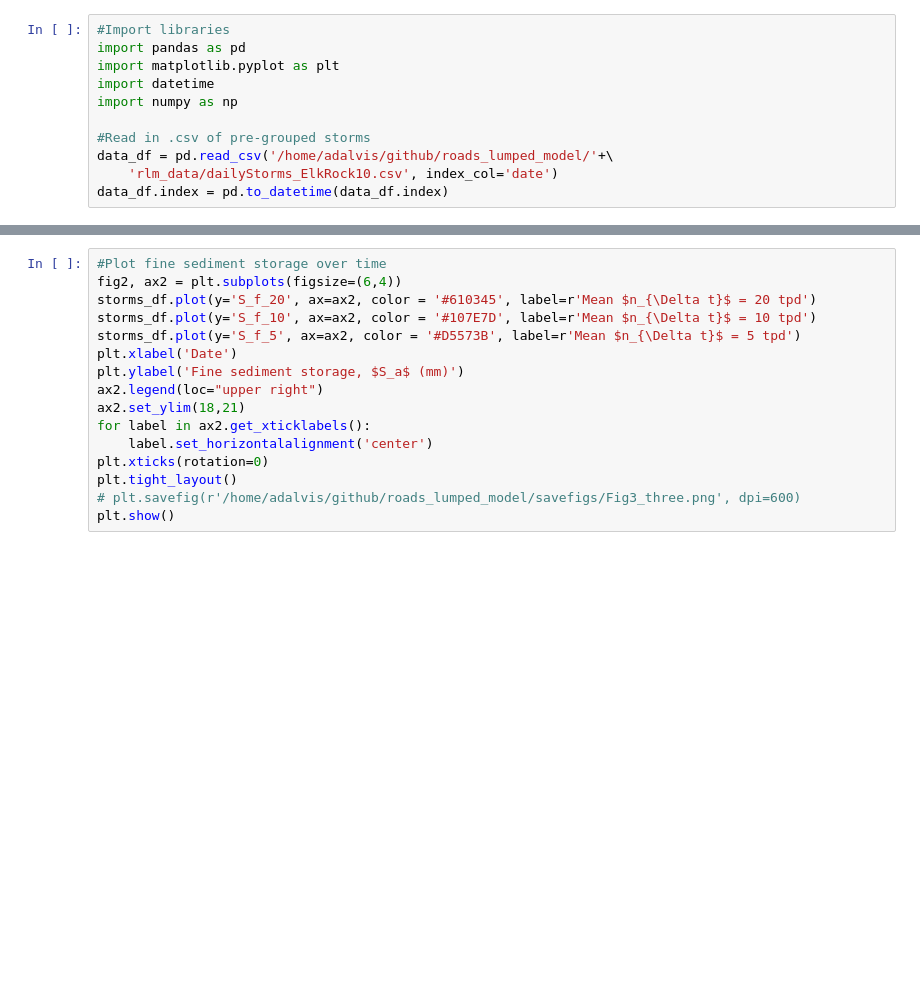
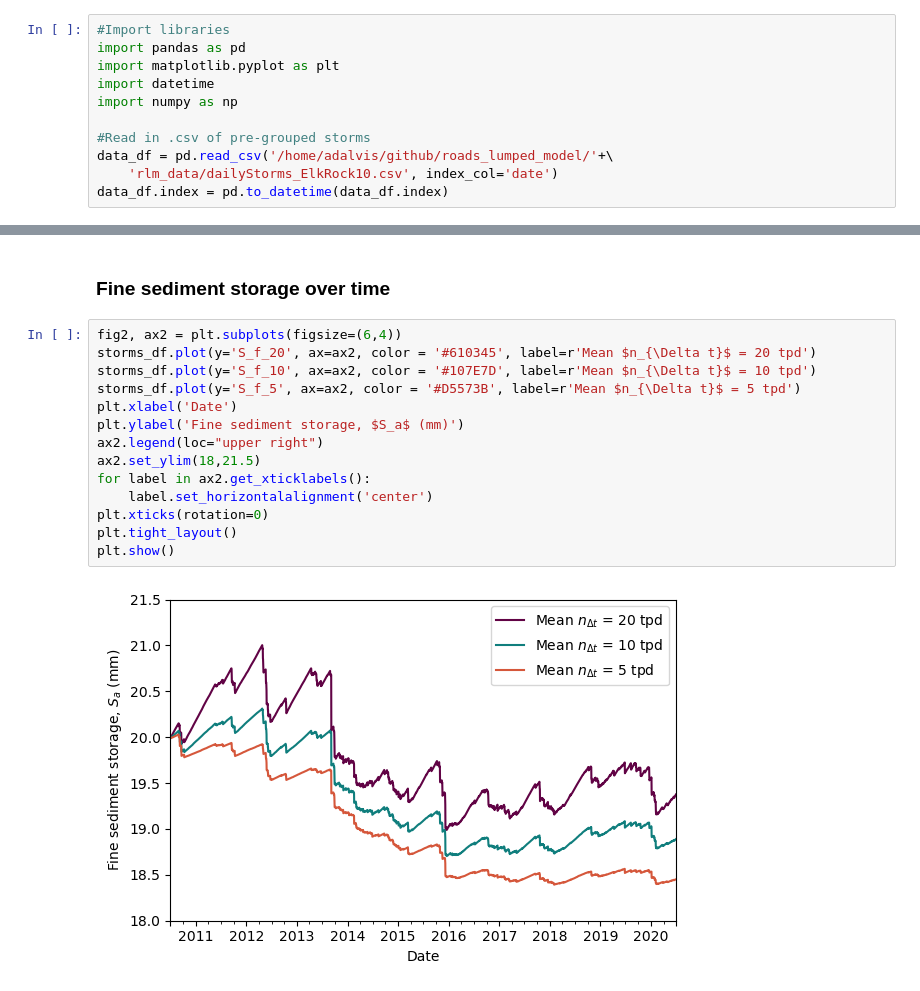
Before and after one commit to adalvis/roads_lumped_model, a Jupyter notebook: rlm_model_runs/rlm_tutorial.ipynb, the cells around one changed output, grey strips where cells are left out. Saved outputs shown, nothing was run; the diff lists cells and outputs as text; blank space fills up the shorter version.

Commit message:
Finished the lumped model tutorial

```diff
--- a/rlm_model_runs/rlm_tutorial.ipynb
+++ b/rlm_model_runs/rlm_tutorial.ipynb
@@ -422,16 +466,18 @@ plt.show()
+# %% [markdown]
+### Fine sediment storage over time
 # %%
-#Plot fine sediment storage over time
 fig2, ax2 = plt.subplots(figsize=(6,4))
 storms_df.plot(y='S_f_20', ax=ax2, color = '#610345', label=r'Mean $n_{\Delta t}$ = 20 tpd')
 storms_df.plot(y='S_f_10', ax=ax2, color = '#107E7D', label=r'Mean $n_{\Delta t}$ = 10 tpd')
 storms_df.plot(y='S_f_5', ax=ax2, color = '#D5573B', label=r'Mean $n_{\Delta t}$ = 5 tpd')
 plt.xlabel('Date')
 plt.ylabel('Fine sediment storage, $S_a$ (mm)')
 ax2.legend(loc="upper right")
-ax2.set_ylim(18,21)
+ax2.set_ylim(18,21.5)
 for label in ax2.get_xticklabels():
     label.set_horizontalalignment('center')
 plt.xticks(rotation=0)
 plt.tight_layout()
-# plt.savefig(r'/home/adalvis/github/roads_lumped_model/savefigs/Fig3_three.png', dpi=600)
 plt.show()
+# %% [output]
+[figure, added]
```
Also changed, not shown: parts of 34 cells of this notebook.
